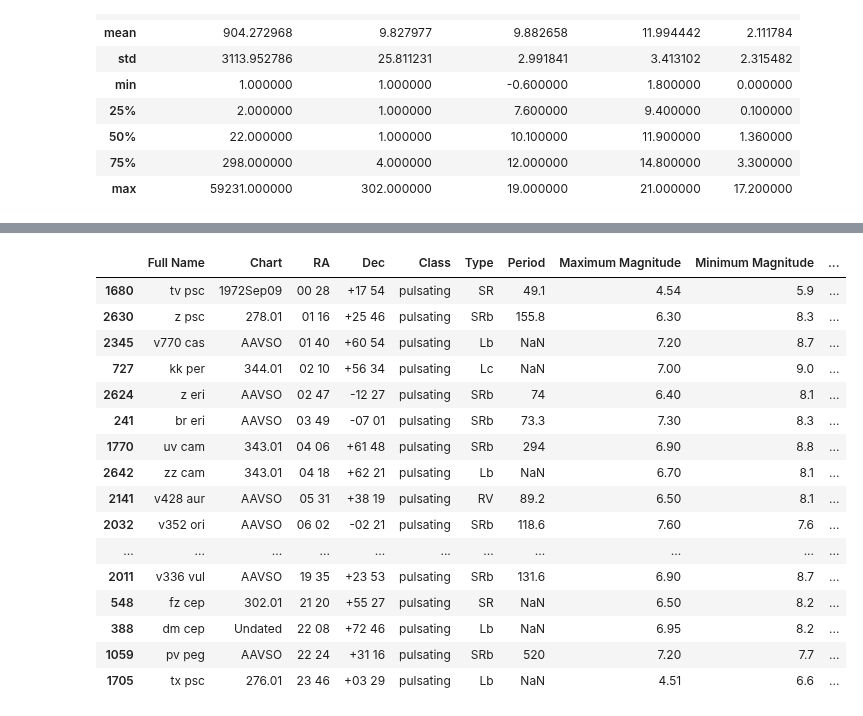
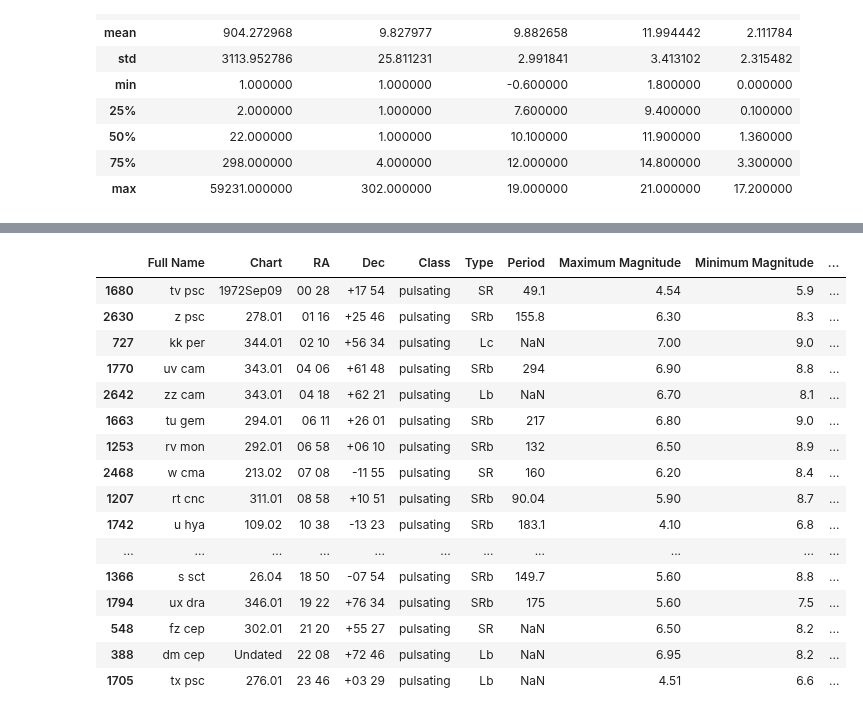
Before and after one commit to cjohnevans/Astro, a Jupyter notebook: review_baa_database_summary.ipynb, the cells around one changed output, grey strips where cells are left out. Cells and saved outputs as stored; diff of their text form; code cells hidden in the pictures.

Commit message:
more filter cleaning

```diff
--- a/review_baa_database_summary.ipynb
+++ b/review_baa_database_summary.ipynb
@@ -100,9 +102,9 @@ merged_db[merged_db['Full Name']=='r tri']
 # %%
+######## FILTERS ##########
 # SEQUENCE FILE EXISTS
-# next, filter on the VS which are available as a sequence file from the BAA
-vsdb_all  = merged_db[merged_db['Chart'].notna()]
-vsdb_target = merged_db[merged_db['Chart'].notna()]
-vsdb_target.head()
-vsdb_target.describe()
+# filter on the VS which are available as a sequence file from the BAA
+vs_target = vs_all[vs_all['Chart'].notna()]
+vs_target = vs_target[vs_target['Chart']!='AAVSO']
+vs_target.describe()
 # %% [output]
 |  | Number of Observations | Number of Observers | Maximum Magnitude | Minimum Magnitude | Range | RA_hr | ... |
@@ -117,6 +119,6 @@ vsdb_target.describe()
 # %%
 # start filtering on conditions
 # ignore eclipsing binaries
-vsdb_target = vsdb_target[vsdb_target['Class']!='eclipsing']
-vsdb_target['Class'].value_counts()
+vs_target = vs_target[vs_target['Class']!='eclipsing']
+vs_target['Class'].value_counts()
 # %% [output]
@@ -125,7 +127,7 @@ cataclysmic     7
 Name: Class, dtype: int64
 # %%
 # filter on min magnitude to find suitable binocular targets
-vsdb_target = vsdb_target[vsdb_target['Minimum Magnitude']<=9.0]
-vsdb_target.describe()
+vs_target = vs_target[vs_target['Minimum Magnitude']<=9.0]
+vs_target.describe()
 # %% [output]
 |  | Number of Observations | Number of Observers | Maximum Magnitude | Minimum Magnitude | Range | RA_hr | ... |
@@ -140,7 +142,7 @@ vsdb_target.describe()
 # %%
-vs_target = vsdb_target.sort_values(by=['RA_hr', 'RA_min'])
+vs_target = vs_target.sort_values(by=['RA_hr', 'RA_min'])
 vs_target_short = vs_target[['Full Name', 'Chart','RA', 'Dec','Class', 'Type', 'Period','Maximum Magnitude', 'Minimum Magnitude','Number of Observations']]
-vs_target_short.to_html('vs_targets.html')
+vs_target_short.to_html('vs_binocular_targets.html')
 pd.set_option('display.max_rows', 500)
 vs_target_short.head(500)
 # %% [output]
@@ -163,22 +165,23 @@ vs_target_short.head(500)
 | 1150 | rho cas | 64.01 | 23 54 | +57 29 | pulsating | SDOR | NaN | 3.61 | 6.50 | ... |
 # %%
 vs_lowobs = vs_target_short[vs_target_short['Number of Observations']<=3000]
+vs_lowobs.to_html('vs_binocular_targets_lowobs.html')
 vs_lowobs.head(90)
 # %% [output]
 |  | Full Name | Chart | RA | Dec | Class | Type | Period | Maximum Magnitude | Minimum Magnitude | ... |
 | 1680 | tv psc | 1972Sep09 | 00 28 | +17 54 | pulsating | SR | 49.1 | 4.54 | 5.9 | ... |
 | 2630 | z psc | 278.01 | 01 16 | +25 46 | pulsating | SRb | 155.8 | 6.30 | 8.3 | ... |
-| 2345 | v770 cas | AAVSO | 01 40 | +60 54 | pulsating | Lb | NaN | 7.20 | 8.7 | ... |
 | 727 | kk per | 344.01 | 02 10 | +56 34 | pulsating | Lc | NaN | 7.00 | 9.0 | ... |
-| 2624 | z eri | AAVSO | 02 47 | -12 27 | pulsating | SRb | 74 | 6.40 | 8.1 | ... |
-| 241 | br eri | AAVSO | 03 49 | -07 01 | pulsating | SRb | 73.3 | 7.30 | 8.3 | ... |
 | 1770 | uv cam | 343.01 | 04 06 | +61 48 | pulsating | SRb | 294 | 6.90 | 8.8 | ... |
 | 2642 | zz cam | 343.01 | 04 18 | +62 21 | pulsating | Lb | NaN | 6.70 | 8.1 | ... |
-| 2141 | v428 aur | AAVSO | 05 31 | +38 19 | pulsating | RV | 89.2 | 6.50 | 8.1 | ... |
-| 2032 | v352 ori | AAVSO | 06 02 | -02 21 | pulsating | SRb | 118.6 | 7.60 | 7.6 | ... |
+| 1663 | tu gem | 294.01 | 06 11 | +26 01 | pulsating | SRb | 217 | 6.80 | 9.0 | ... |
+| 1253 | rv mon | 292.01 | 06 58 | +06 10 | pulsating | SRb | 132 | 6.50 | 8.9 | ... |
+| 2468 | w cma | 213.02 | 07 08 | -11 55 | pulsating | SR | 160 | 6.20 | 8.4 | ... |
+| 1207 | rt cnc | 311.01 | 08 58 | +10 51 | pulsating | SRb | 90.04 | 5.90 | 8.7 | ... |
+| 1742 | u hya | 109.02 | 10 38 | -13 23 | pulsating | SRb | 183.1 | 4.10 | 6.8 | ... |
 | ... | ... | ... | ... | ... | ... | ... | ... | ... | ... | ... |
-| 2011 | v336 vul | AAVSO | 19 35 | +23 53 | pulsating | SRb | 131.6 | 6.90 | 8.7 | ... |
+| 1366 | s sct | 26.04 | 18 50 | -07 54 | pulsating | SRb | 149.7 | 5.60 | 8.8 | ... |
+| 1794 | ux dra | 346.01 | 19 22 | +76 34 | pulsating | SRb | 175 | 5.60 | 7.5 | ... |
 | 548 | fz cep | 302.01 | 21 20 | +55 27 | pulsating | SR | NaN | 6.50 | 8.2 | ... |
 | 388 | dm cep | Undated | 22 08 | +72 46 | pulsating | Lb | NaN | 6.95 | 8.2 | ... |
-| 1059 | pv peg | AAVSO | 22 24 | +31 16 | pulsating | SRb | 520 | 7.20 | 7.7 | ... |
 | 1705 | tx psc | 276.01 | 23 46 | +03 29 | pulsating | Lb | NaN | 4.51 | 6.6 | ... |
```
Also changed, not shown: parts of 5 cells of this notebook, 2 other files.
